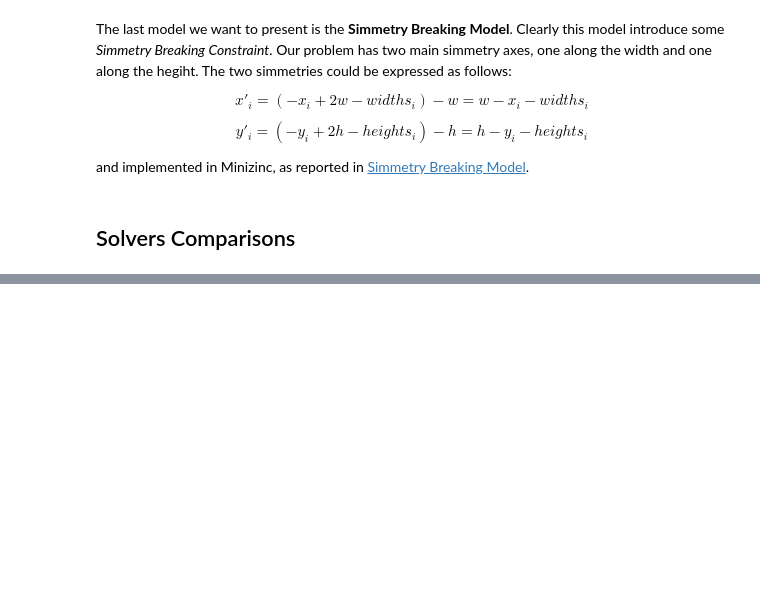
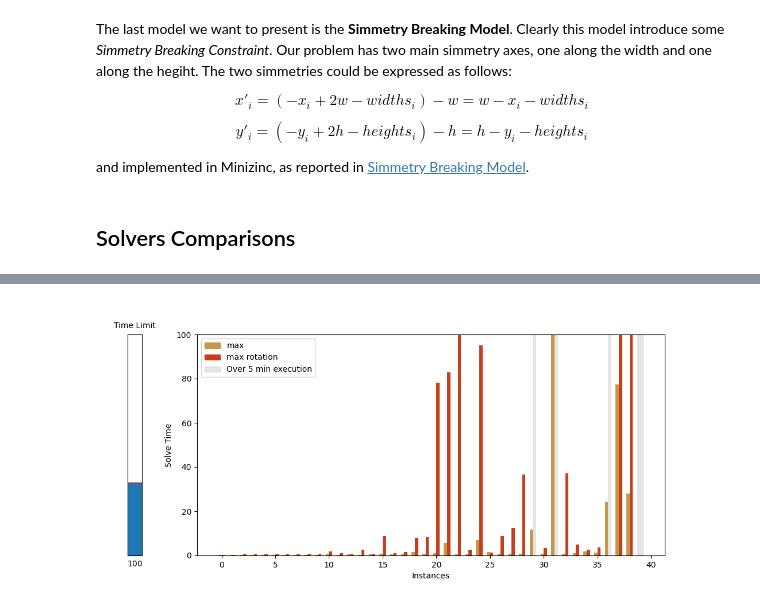
Before and after one commit to rrMat/VLSI-Multi-Paradigm-Solver, a Jupyter notebook: report.ipynb, the cells around one changed output, grey strips where cells are left out. Drawn from its saved outputs; the diff is of its cells as text; code cells hidden in the pictures; blank space fills up the shorter version.

```diff
--- a/report.ipynb
+++ b/report.ipynb
@@ -228,0 +355,9 @@ plt.show()
+# %%
+#max rotation and no rotation
+fig, ax = plt.subplots(figsize=(11,5))
+fig.set_label("Solve time between rotation and no rotation (MAX)")
+width = 0.3
+create_chart(std_data, stdr_data, ax, ["MAX", "MAX rotation"], max_patches, [colors_max, colors_maxr])
+plt.show()
+# %% [output]
+[figure, added]
```
Also changed, not shown: parts of 20 cells of this notebook, 9 other files.
